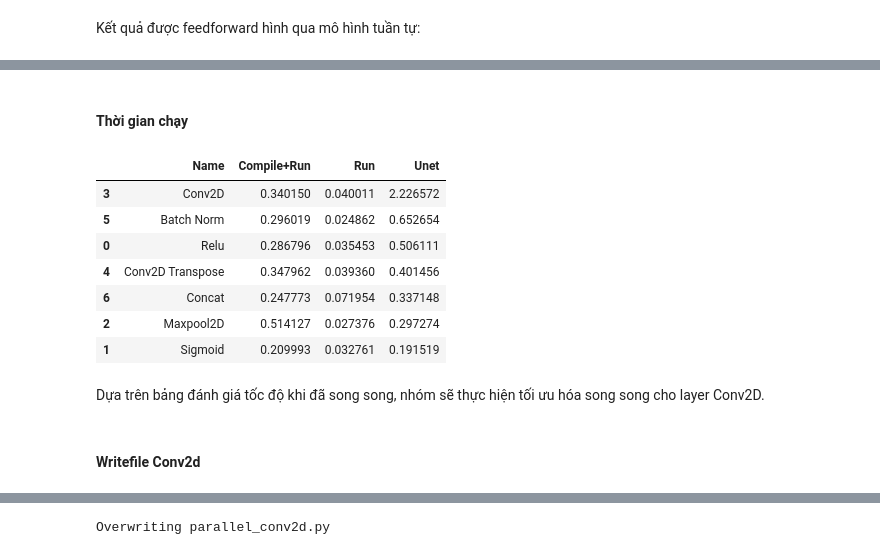
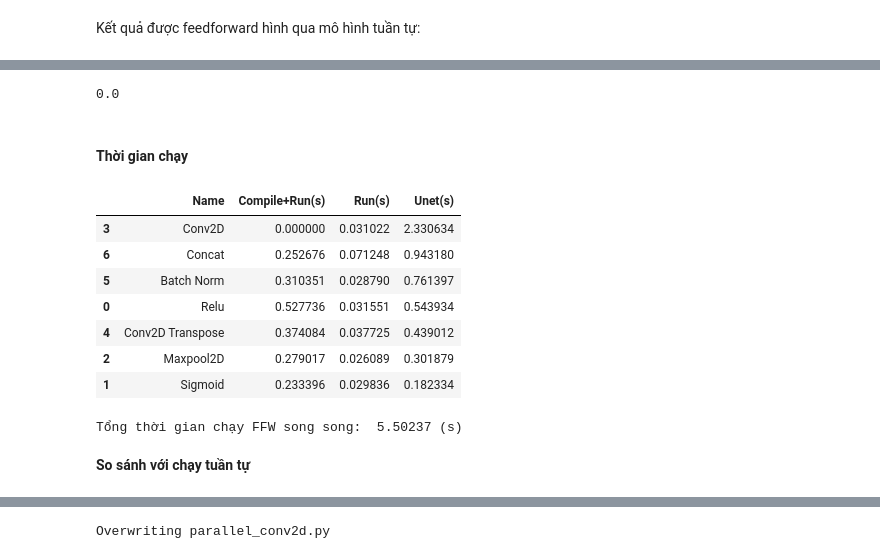
Before and after one commit to AnhDao1411/CSC14116, a Jupyter notebook: Report.ipynb, the cells around one changed output, grey strips where cells are left out. Cells and saved outputs as stored; diff of their text form; code cells hidden in the pictures.

```diff
--- a/Report.ipynb
+++ b/Report.ipynb
@@ -773,5 +874,0 @@ def conv2D_parallel(input, wei, bias, stride,output):
-# %%
-before = np.array(x)
-after = np.array(layer_outs[1])
-weight = model.layers[1].weights[0].numpy()
-bias = model.layers[1].weights[1].numpy()
@@ -831 +925,8 @@ bias = model.layers[35].weights[1].numpy()
+# %%
+@cuda.jit(debug=True)
+def batchNorm_parallel(X, res, eps, gamma, beta, moving_mean, moving_var):
+    i,j,d = cuda.grid(3)
+
+    res[0,i,j,d] = beta[d] + (gamma[d]*(X[0,i,j,d]-moving_mean[d])
+                                            / math.sqrt(moving_var[d]+eps))
 # %%
@@ -872,18 +952,5 @@ gamma = wei[0].numpy()
 beta = wei[1].numpy()
 moving_mean = wei[2].numpy()
 moving_var = wei[3].numpy()
-# %%
-def batchNorm_host(before, gamma, beta, moving_mean,moving_var):
-  # ----
-  eps = 0.001
-  res = before.copy()
-  # ----
-
-  GRID_SIZE = (math.ceil(res.shape[1]/BLOCK_SIZE[0]),
-              math.ceil(res.shape[2]/BLOCK_SIZE[1]),
-              math.ceil(res.shape[3]/BLOCK_SIZE[2]))
-
-  _ = batchNorm_parallel[GRID_SIZE, BLOCK_SIZE]( before, eps, gamma, beta, moving_mean, moving_var, res)
-  return res
 # %%
 i+=1
@@ -908,14 +974,14 @@ def concat_parallel(skip_features, x, res):
     else:
       res[0,i,j,d] = skip_features[0,i,j,d-x.shape[3]]
 # %%
-def concat_host(skip_features,before):
-  w_in, h_in, c_in = before.shape[1] ,before.shape[2] ,before.shape[3]
-  res = np.zeros((1,w_in, h_in, c_in*2))
+def concat_host(skip_features, before):
+  w_in, h_in, c_in = before.shape[1], before.shape[2], before.shape[3]
+  res = np.zeros((1, w_in, h_in, c_in*2))
 
   GRID_SIZE = (math.ceil(res.shape[1]/BLOCK_SIZE[0]),
               math.ceil(res.shape[2]/BLOCK_SIZE[1]),
               math.ceil(res.shape[3]/BLOCK_SIZE[2]))
-  _ = concat_parallel[GRID_SIZE, BLOCK_SIZE]( skip_features, before,res)
+  concat_parallel[GRID_SIZE, BLOCK_SIZE]( skip_features, before,res)
   return res
 # %%
 before = np.array(layer_outs[59])
@@ -1059,18 +1132,24 @@ np.abs(image - img_1).sum()
+# %%
+np.abs(list_images[0] - list_images[1]).mean()
+# %% [output]
+0.0
 # %% [markdown]
 #### Thời gian chạy
 # %%
 pd.DataFrame(list(zip(func, time_compile_parallel, time_run_parallel, time_unet_parallel)),
-               columns =['Name', 'Compile+Run', 'Run', 'Unet']).sort_values(by=['Unet'], ascending=False)
+               columns =['Name', 'Compile+Run(s)', 'Run(s)', 'Unet(s)']).sort_values(by=['Unet(s)'], ascending=False)
 # %% [output]
-|  | Name | Compile+Run | Run | Unet |
-| 3 | Conv2D | 0.340150 | 0.040011 | 2.226572 |
-| 5 | Batch Norm | 0.296019 | 0.024862 | 0.652654 |
-| 0 | Relu | 0.286796 | 0.035453 | 0.506111 |
-| 4 | Conv2D Transpose | 0.347962 | 0.039360 | 0.401456 |
-| 6 | Concat | 0.247773 | 0.071954 | 0.337148 |
-| 2 | Maxpool2D | 0.514127 | 0.027376 | 0.297274 |
-| 1 | Sigmoid | 0.209993 | 0.032761 | 0.191519 |
+|  | Name | Compile+Run(s) | Run(s) | Unet(s) |
+| 3 | Conv2D | 0.000000 | 0.031022 | 2.330634 |
+| 6 | Concat | 0.252676 | 0.071248 | 0.943180 |
+| 5 | Batch Norm | 0.310351 | 0.028790 | 0.761397 |
+| 0 | Relu | 0.527736 | 0.031551 | 0.543934 |
+| 4 | Conv2D Transpose | 0.374084 | 0.037725 | 0.439012 |
+| 2 | Maxpool2D | 0.279017 | 0.026089 | 0.301879 |
+| 1 | Sigmoid | 0.233396 | 0.029836 | 0.182334 |
-# %% [markdown]
-Dựa trên bảng đánh giá tốc độ khi đã song song, nhóm sẽ thực hiện tối ưu hóa song song cho layer Conv2D.
-# %% [markdown]
-#### Writefile Conv2d
+# %%
+print("Tổng thời gian chạy FFW song song: ", round(time_unet_parallel.sum(), 6), '(s)')
+# %% [output]
+Tổng thời gian chạy FFW song song:  5.50237 (s)
+# %% [markdown]
+**So sánh với chạy tuần tự**
```
Also changed, not shown: parts of 150 cells of this notebook.
